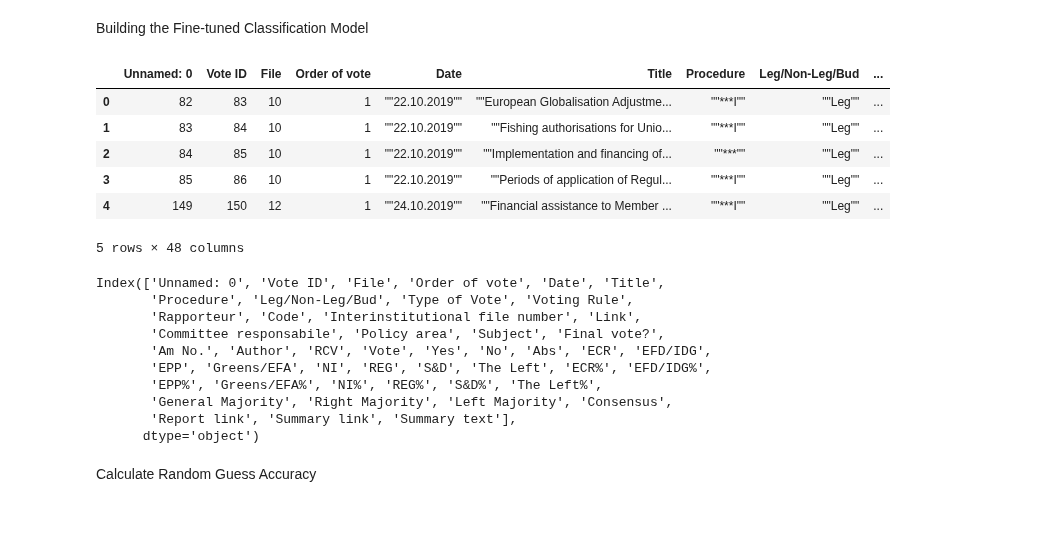
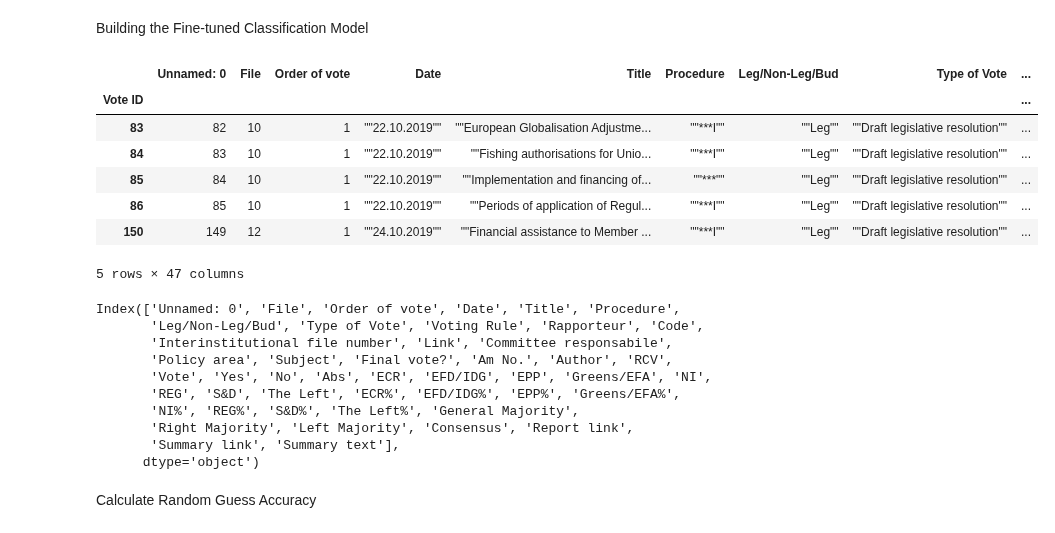
Before and after one commit to izu457/Thesis_Finetuning_GPT3.5_Political_Stance, a Jupyter notebook: Fine-Tuned Classifier.ipynb, the cells around one changed output. Cells and saved outputs as stored; diff of their text form; code cells hidden in the pictures.

```diff
--- a/Fine-Tuned Classifier.ipynb
+++ b/Fine-Tuned Classifier.ipynb
@@ -8,26 +9,30 @@ import matplotlib.pyplot as plt
 import random
 # %%
 voted_docs_final_EP9 = pd.read_csv('data/voted_laws_final_EP9.csv')
-
+voted_docs_final_EP8 = pd.read_csv('data/voted_laws_final_EP8.csv')
+voted_docs_final_EP7 = pd.read_csv('data/voted_laws_final_EP7.csv')
+# set index to Vote ID
+voted_docs_final_EP9.set_index('Vote ID', inplace=True)
 display(voted_docs_final_EP9.head())
 voted_docs_final_EP9.columns
 # %% [output]
-|  | Unnamed: 0 | Vote ID | File | Order of vote | Date | Title | Procedure | Leg/Non-Leg/Bud | ... |
-| 0 | 82 | 83 | 10 | 1 | ""22.10.2019"" | ""European Globalisation Adjustme... | ""***I"" | ""Leg"" | ... |
-| 1 | 83 | 84 | 10 | 1 | ""22.10.2019"" | ""Fishing authorisations for Unio... | ""***I"" | ""Leg"" | ... |
-| 2 | 84 | 85 | 10 | 1 | ""22.10.2019"" | ""Implementation and financing of... | ""***"" | ""Leg"" | ... |
-| 3 | 85 | 86 | 10 | 1 | ""22.10.2019"" | ""Periods of application of Regul... | ""***I"" | ""Leg"" | ... |
-| 4 | 149 | 150 | 12 | 1 | ""24.10.2019"" | ""Financial assistance to Member ... | ""***I"" | ""Leg"" | ... |
+|  | Unnamed: 0 | File | Order of vote | Date | Title | Procedure | Leg/Non-Leg/Bud | Type of Vote | ... |
+| Vote ID |  |  |  |  |  |  |  |  | ... |
+| 83 | 82 | 10 | 1 | ""22.10.2019"" | ""European Globalisation Adjustme... | ""***I"" | ""Leg"" | ""Draft legislative resolution"" | ... |
+| 84 | 83 | 10 | 1 | ""22.10.2019"" | ""Fishing authorisations for Unio... | ""***I"" | ""Leg"" | ""Draft legislative resolution"" | ... |
+| 85 | 84 | 10 | 1 | ""22.10.2019"" | ""Implementation and financing of... | ""***"" | ""Leg"" | ""Draft legislative resolution"" | ... |
+| 86 | 85 | 10 | 1 | ""22.10.2019"" | ""Periods of application of Regul... | ""***I"" | ""Leg"" | ""Draft legislative resolution"" | ... |
+| 150 | 149 | 12 | 1 | ""24.10.2019"" | ""Financial assistance to Member ... | ""***I"" | ""Leg"" | ""Draft legislative resolution"" | ... |
-5 rows × 48 columns
+5 rows × 47 columns
-Index(['Unnamed: 0', 'Vote ID', 'File', 'Order of vote', 'Date', 'Title',
-       'Procedure', 'Leg/Non-Leg/Bud', 'Type of Vote', 'Voting Rule',
-       'Rapporteur', 'Code', 'Interinstitutional file number', 'Link',
-       'Committee responsabile', 'Policy area', 'Subject', 'Final vote?',
-       'Am No.', 'Author', 'RCV', 'Vote', 'Yes', 'No', 'Abs', 'ECR', 'EFD/IDG',
-       'EPP', 'Greens/EFA', 'NI', 'REG', 'S&D', 'The Left', 'ECR%', 'EFD/IDG%',
-       'EPP%', 'Greens/EFA%', 'NI%', 'REG%', 'S&D%', 'The Left%',
-       'General Majority', 'Right Majority', 'Left Majority', 'Consensus',
-       'Report link', 'Summary link', 'Summary text'],
+Index(['Unnamed: 0', 'File', 'Order of vote', 'Date', 'Title', 'Procedure',
+       'Leg/Non-Leg/Bud', 'Type of Vote', 'Voting Rule', 'Rapporteur', 'Code',
+       'Interinstitutional file number', 'Link', 'Committee responsabile',
+       'Policy area', 'Subject', 'Final vote?', 'Am No.', 'Author', 'RCV',
+       'Vote', 'Yes', 'No', 'Abs', 'ECR', 'EFD/IDG', 'EPP', 'Greens/EFA', 'NI',
+       'REG', 'S&D', 'The Left', 'ECR%', 'EFD/IDG%', 'EPP%', 'Greens/EFA%',
+       'NI%', 'REG%', 'S&D%', 'The Left%', 'General Majority',
+       'Right Majority', 'Left Majority', 'Consensus', 'Report link',
+       'Summary link', 'Summary text'],
       dtype='object')
 # %% [markdown]
 Calculate Random Guess Accuracy
```
Also changed, not shown: parts of 7 cells of this notebook.
